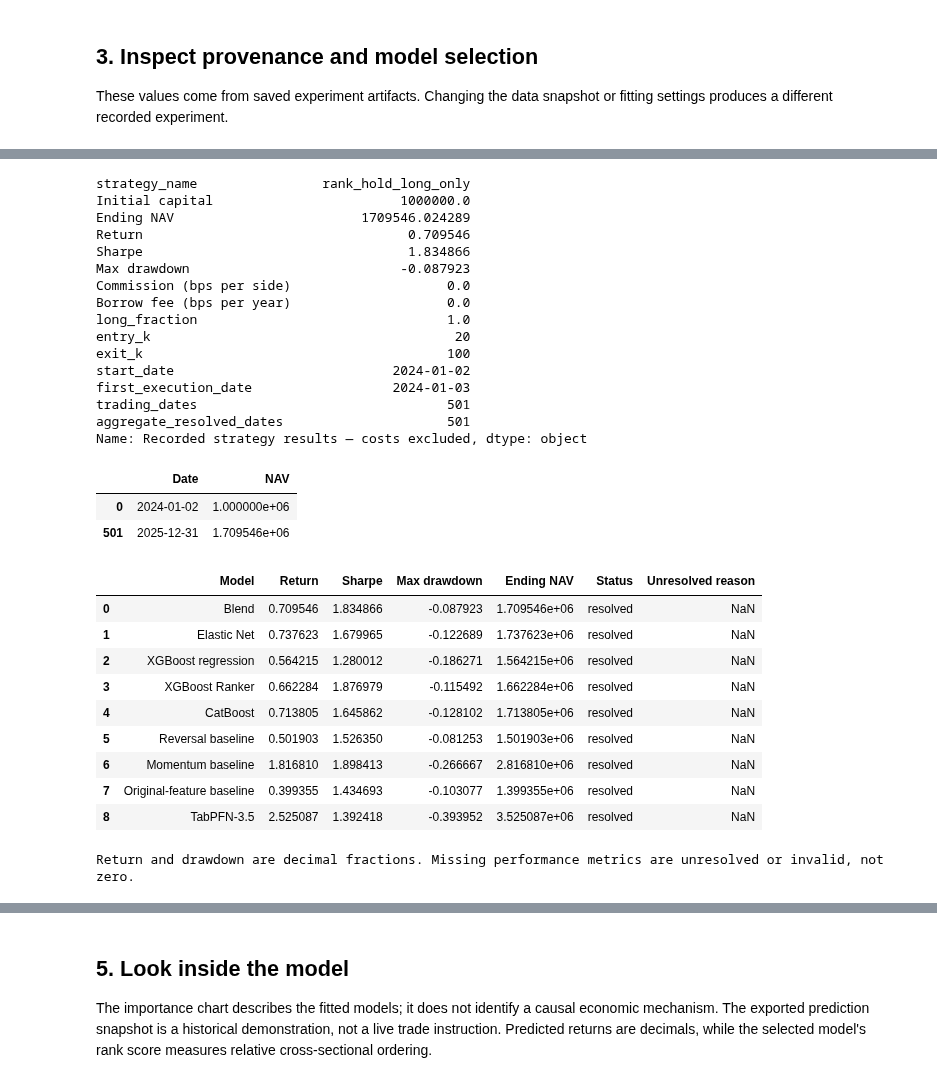
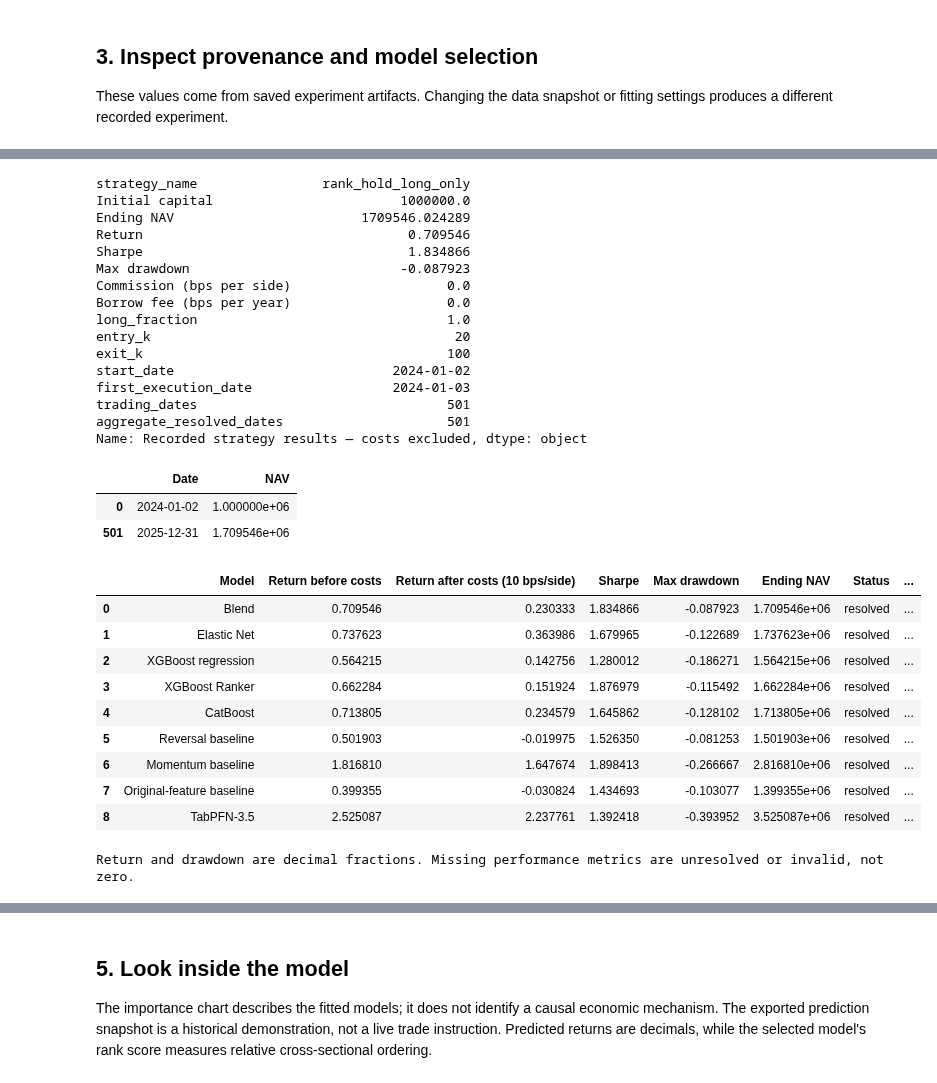
Before and after one commit to Simon666Z/financial-engineering-club-fall26, a Jupyter notebook: notebooks/SimonResearch_Showcase.ipynb, the cells around one changed output, grey strips where cells are left out. Cells and saved outputs as stored; diff of their text form; code cells hidden in the pictures.

Commit message:
Add separate transaction-cost returns for every model

```diff
--- a/notebooks/SimonResearch_Showcase.ipynb
+++ b/notebooks/SimonResearch_Showcase.ipynb
@@ -190,47 +193,48 @@ else:
 # Always retain every model, blend and baseline, including unresolved rows.
 from src.reporting.showcase import model_name
 comparison_columns = [column for column in [
-    "model", "cumulative_net_return", "sharpe_net", "max_drawdown_net",
+    "model", "cumulative_net_return", "cumulative_return_after_costs", "sharpe_net", "max_drawdown_net",
     "final_net_equity", "status", "failure"] if column in leaderboard]
 comparison_table = leaderboard[comparison_columns].copy()
 if "model" in comparison_table:
     comparison_table["model"] = comparison_table["model"].map(model_name)
 display(comparison_table.rename(columns={
-    "model": "Model", "cumulative_net_return": "Return",
+    "model": "Model", "cumulative_net_return": "Return before costs",
+    "cumulative_return_after_costs": f"Return after costs ({summary.get('transaction_cost_comparison', {}).get('cost_bps', 0):g} bps/side)",
     "sharpe_net": "Sharpe", "max_drawdown_net": "Max drawdown",
     "final_net_equity": "Ending NAV", "status": "Status", "failure": "Unresolved reason",
 }))
 print("Return and drawdown are decimal fractions. Missing performance metrics are unresolved or invalid, not zero.")
 # %% [output]
 strategy_name                rank_hold_long_only
 Initial capital                        1000000.0
 Ending NAV                        1709546.024289
 Return                                  0.709546
 Sharpe                                  1.834866
 Max drawdown                           -0.087923
 Commission (bps per side)                    0.0
 Borrow fee (bps per year)                    0.0
 long_fraction                                1.0
 entry_k                                       20
 exit_k                                       100
 start_date                            2024-01-02
 first_execution_date                  2024-01-03
 trading_dates                                501
 aggregate_resolved_dates                     501
 Name: Recorded strategy results — costs excluded, dtype: object
 |  | Date | NAV |
 | 0 | 2024-01-02 | 1.000000e+06 |
 | 501 | 2025-12-31 | 1.709546e+06 |
-|  | Model | Return | Sharpe | Max drawdown | Ending NAV | Status | Unresolved reason |
-| 0 | Blend | 0.709546 | 1.834866 | -0.087923 | 1.709546e+06 | resolved | NaN |
-| 1 | Elastic Net | 0.737623 | 1.679965 | -0.122689 | 1.737623e+06 | resolved | NaN |
-| 2 | XGBoost regression | 0.564215 | 1.280012 | -0.186271 | 1.564215e+06 | resolved | NaN |
-| 3 | XGBoost Ranker | 0.662284 | 1.876979 | -0.115492 | 1.662284e+06 | resolved | NaN |
-| 4 | CatBoost | 0.713805 | 1.645862 | -0.128102 | 1.713805e+06 | resolved | NaN |
-| 5 | Reversal baseline | 0.501903 | 1.526350 | -0.081253 | 1.501903e+06 | resolved | NaN |
-| 6 | Momentum baseline | 1.816810 | 1.898413 | -0.266667 | 2.816810e+06 | resolved | NaN |
-| 7 | Original-feature baseline | 0.399355 | 1.434693 | -0.103077 | 1.399355e+06 | resolved | NaN |
-| 8 | TabPFN-3.5 | 2.525087 | 1.392418 | -0.393952 | 3.525087e+06 | resolved | NaN |
+|  | Model | Return before costs | Return after costs (10 bps/side) | Sharpe | Max drawdown | Ending NAV | Status | ... |
+| 0 | Blend | 0.709546 | 0.230333 | 1.834866 | -0.087923 | 1.709546e+06 | resolved | ... |
+| 1 | Elastic Net | 0.737623 | 0.363986 | 1.679965 | -0.122689 | 1.737623e+06 | resolved | ... |
+| 2 | XGBoost regression | 0.564215 | 0.142756 | 1.280012 | -0.186271 | 1.564215e+06 | resolved | ... |
+| 3 | XGBoost Ranker | 0.662284 | 0.151924 | 1.876979 | -0.115492 | 1.662284e+06 | resolved | ... |
+| 4 | CatBoost | 0.713805 | 0.234579 | 1.645862 | -0.128102 | 1.713805e+06 | resolved | ... |
+| 5 | Reversal baseline | 0.501903 | -0.019975 | 1.526350 | -0.081253 | 1.501903e+06 | resolved | ... |
+| 6 | Momentum baseline | 1.816810 | 1.647674 | 1.898413 | -0.266667 | 2.816810e+06 | resolved | ... |
+| 7 | Original-feature baseline | 0.399355 | -0.030824 | 1.434693 | -0.103077 | 1.399355e+06 | resolved | ... |
+| 8 | TabPFN-3.5 | 2.525087 | 2.237761 | 1.392418 | -0.393952 | 3.525087e+06 | resolved | ... |
 Return and drawdown are decimal fractions. Missing performance metrics are unresolved or invalid, not zero.
 # %%
 def show_figure(name):
```
Also changed, not shown: parts of 3 cells of this notebook, 22 other files.
